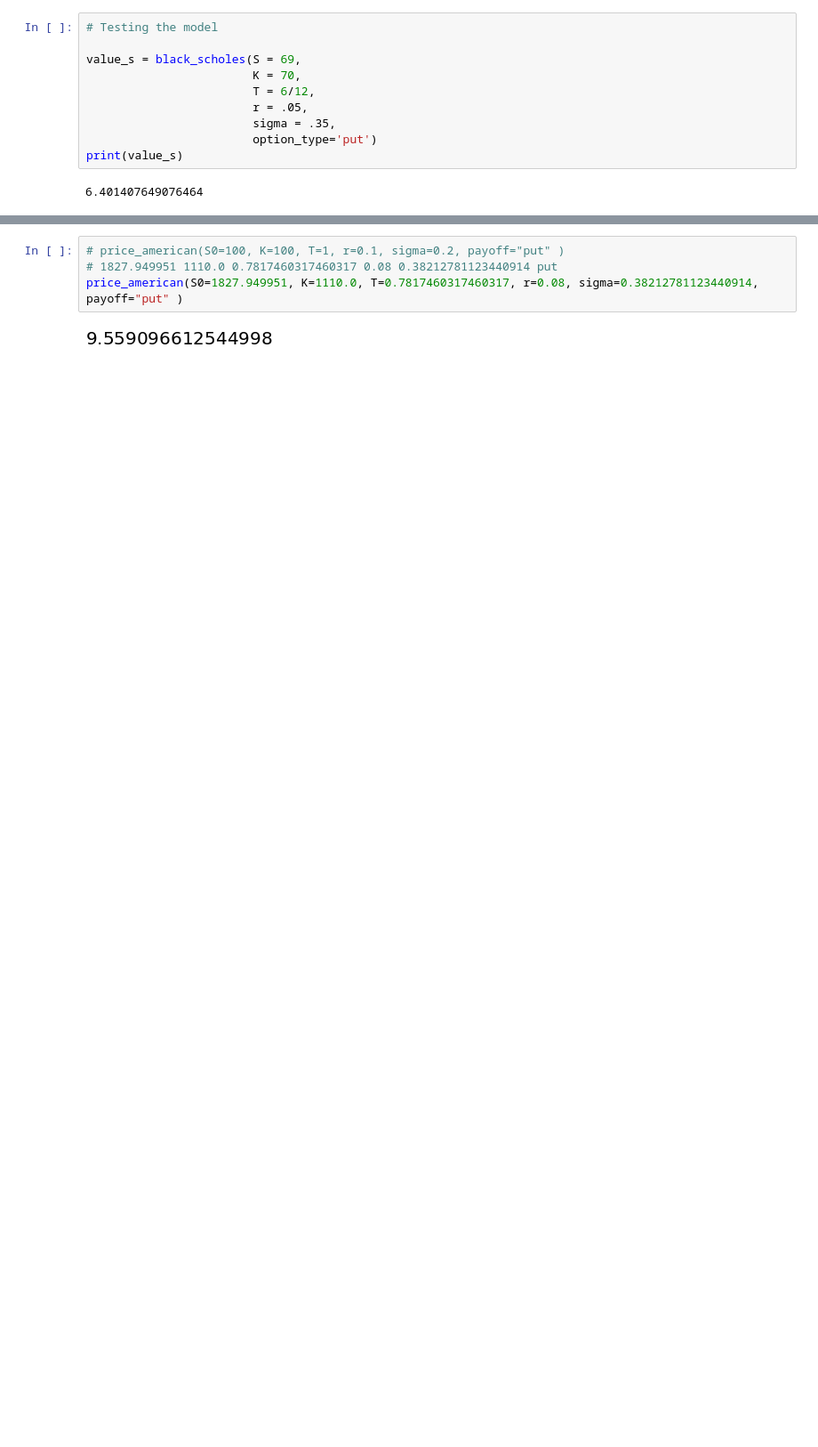
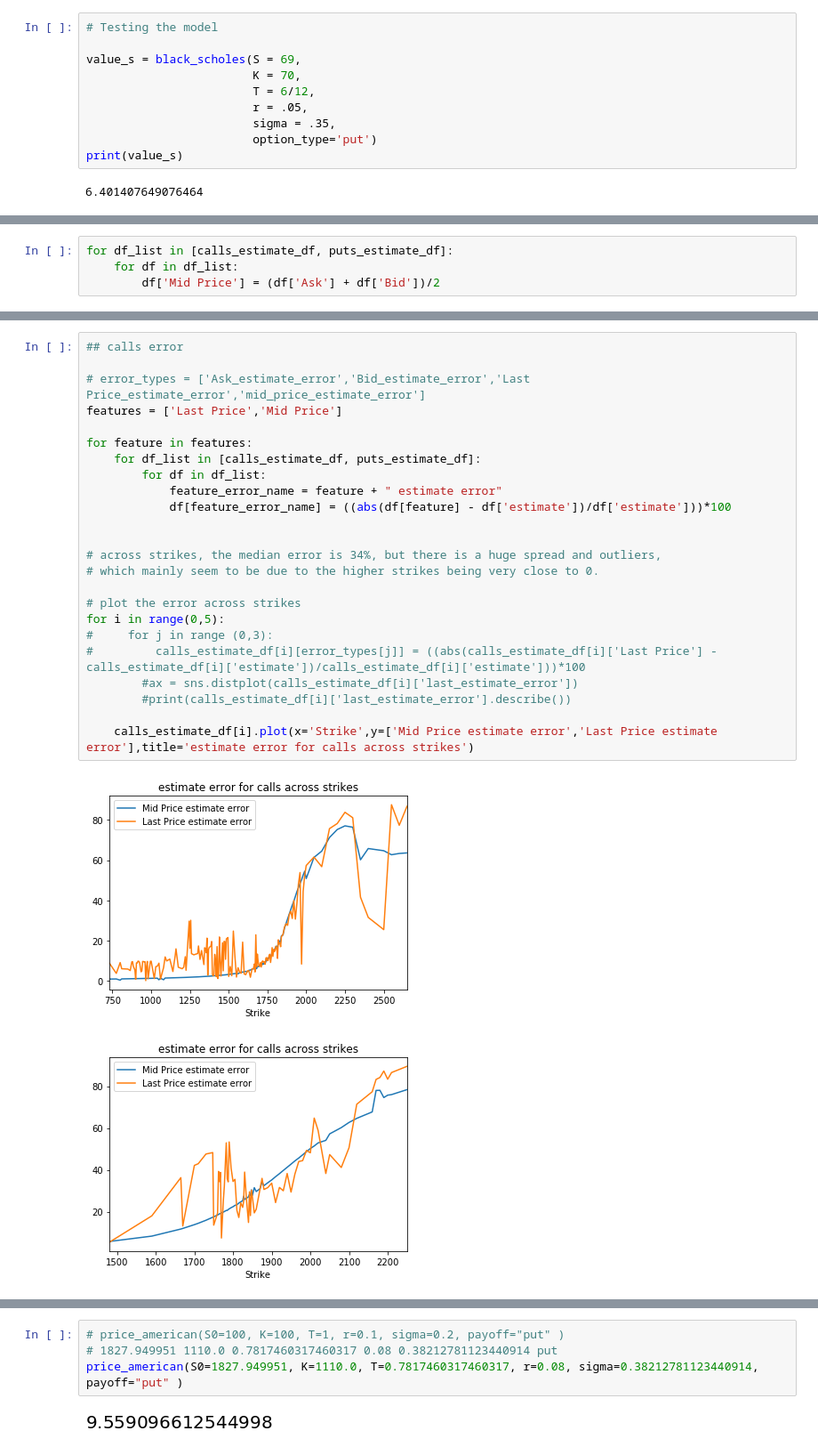
Before and after one commit to Maosef/options_pricing, a Jupyter notebook: option pricing active.ipynb, the cells around one changed output, grey strips where cells are left out. Shown at 89% size. Drawn from its saved outputs; the diff is of its cells as text; blank space fills up the shorter version.

```diff
--- a/option pricing active.ipynb
+++ b/option pricing active.ipynb
@@ -280,3 +294,7 @@ cur_stock_price: 1826.77002, time to expiration: 1.242063492063492, rfr: 0.11, s
+# %%
+for df_list in [calls_estimate_df, puts_estimate_df]:
+    for df in df_list:
+        df['Mid Price'] = (df['Ask'] + df['Bid'])/2
 # %%
 # plot call prices across strikes
 
@@ -301,0 +320,27 @@ for i in range(0,5):
+# %%
+## calls error
+
+# error_types = ['Ask_estimate_error','Bid_estimate_error','Last Price_estimate_error','mid_price_estimate_error']
+features = ['Last Price','Mid Price']
+
+for feature in features:
+    for df_list in [calls_estimate_df, puts_estimate_df]:
+        for df in df_list:
+            feature_error_name = feature + " estimate error"
+            df[feature_error_name] = ((abs(df[feature] - df['estimate'])/df['estimate']))*100
+
+
+# across strikes, the median error is 34%, but there is a huge spread and outliers,
+# which mainly seem to be due to the higher strikes being very close to 0.
+
+# plot the error across strikes
+for i in range(0,5):
+#     for j in range (0,3):
+#         calls_estimate_df[i][error_types[j]] = ((abs(calls_estimate_df[i]['Last Price'] - calls_estimate_df[i]['estimate'])/calls_estimate_df[i]['estimate']))*100
+        #ax = sns.distplot(calls_estimate_df[i]['last_estimate_error'])
+        #print(calls_estimate_df[i]['last_estimate_error'].describe())
+
+    calls_estimate_df[i].plot(x='Strike',y=['Mid Price estimate error','Last Price estimate error'],title='estimate error for calls across strikes')
+# %% [output]
+[figure, added]
+[figure, added]
```
Also changed, not shown: parts of 49 cells of this notebook.
